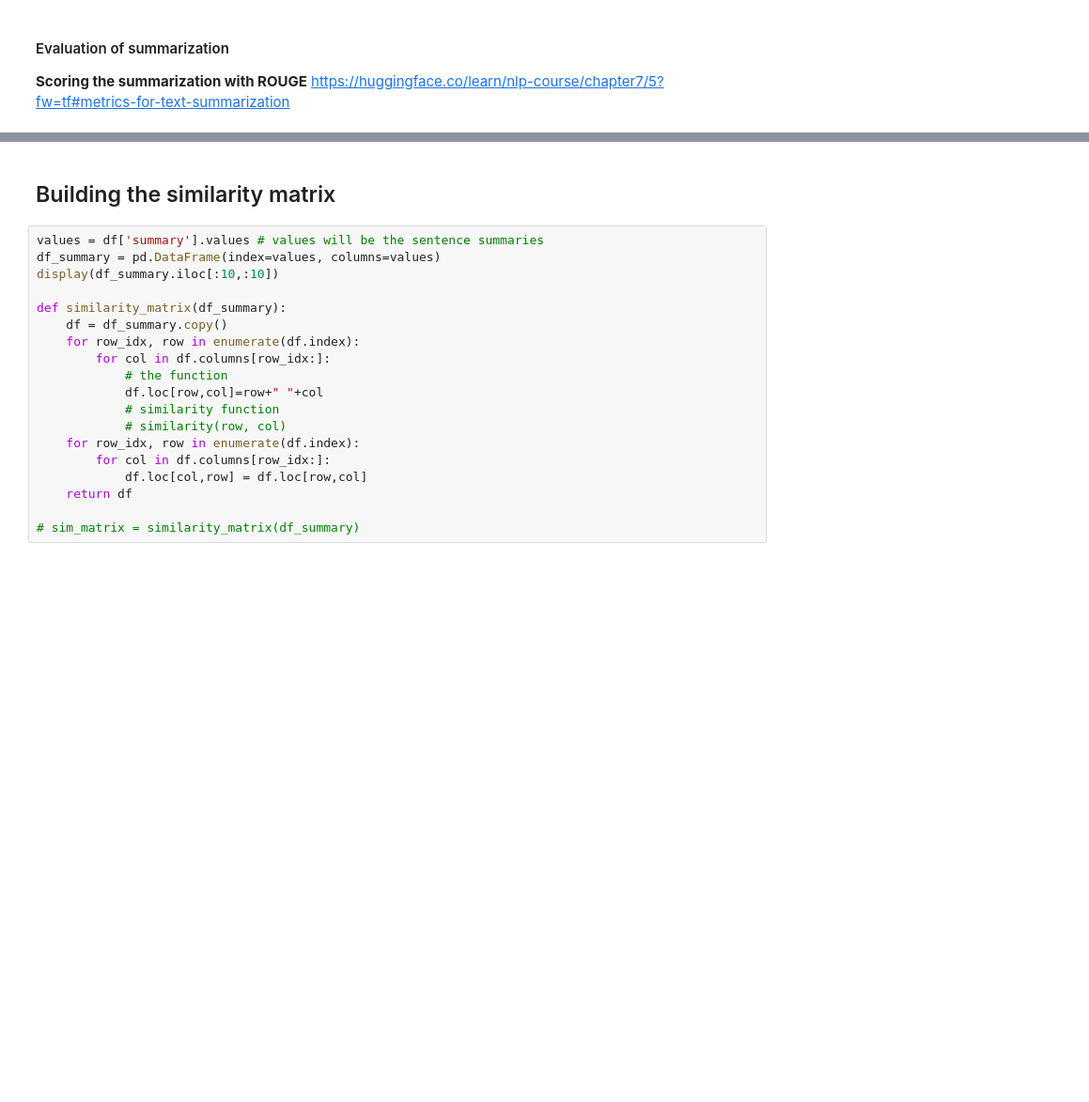
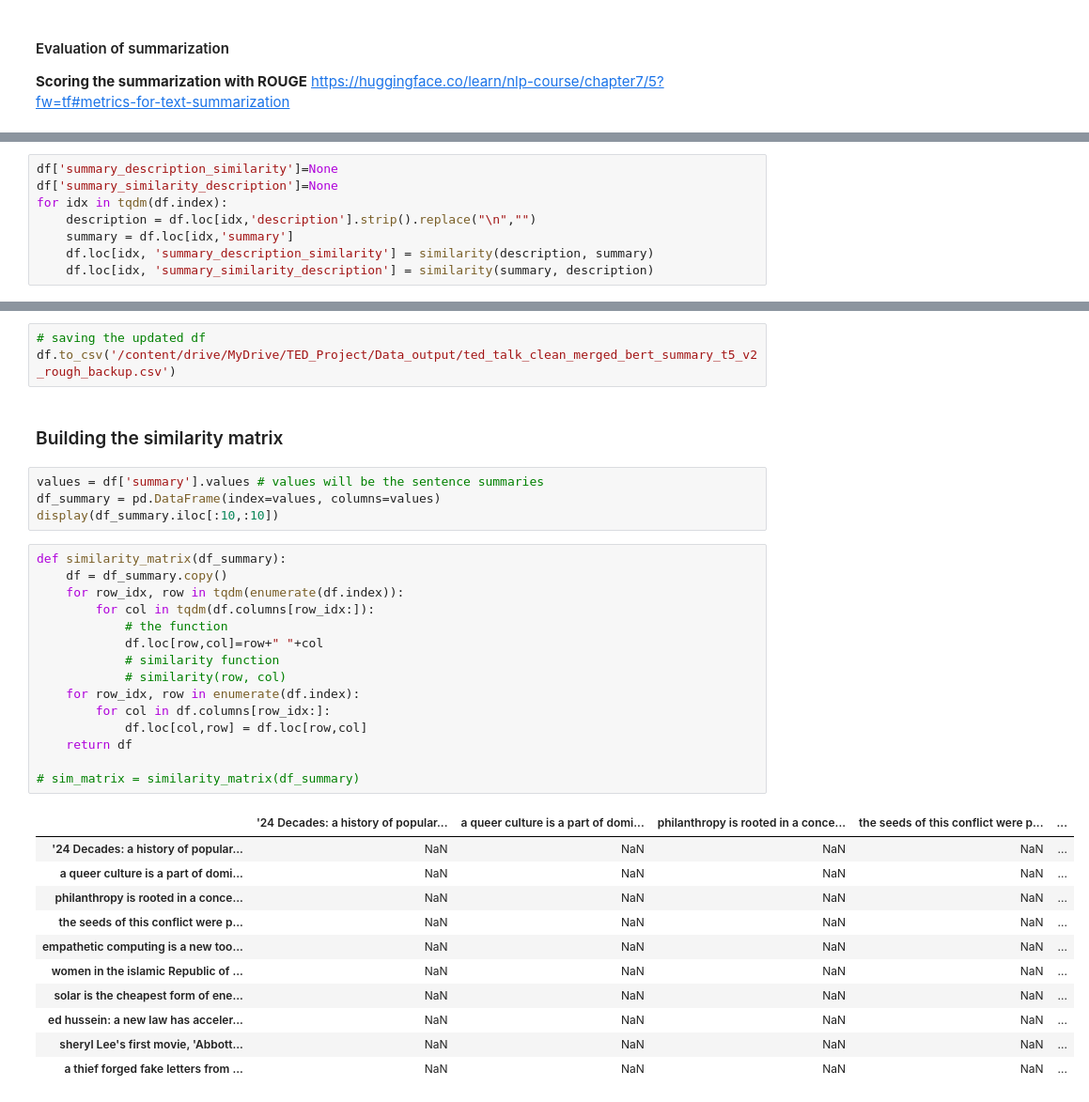
Before and after one commit to pokwir/Ted-Talks-Recommender-System, a Jupyter notebook: rough_work/models/t5/T5.ipynb, the cells around one changed output, grey strips where cells are left out. Shown at 94% size. Drawn from its saved outputs; the diff is of its cells as text; blank space fills up the shorter version.

```diff
--- a/rough_work/models/t5/T5.ipynb
+++ b/rough_work/models/t5/T5.ipynb
@@ -247,0 +269,8 @@ https://huggingface.co/learn/nlp-course/chapter7/5?fw=tf#metrics-for-text-summar
+# %%
+df['summary_description_similarity']=None
+df['summary_similarity_description']=None
+for idx in tqdm(df.index):
+    description = df.loc[idx,'description'].strip().replace("\n","")
+    summary = df.loc[idx,'summary']
+    df.loc[idx, 'summary_description_similarity'] = similarity(description, summary)
+    df.loc[idx, 'summary_similarity_description'] = similarity(summary, description)
@@ -248,21 +283,36 @@ https://huggingface.co/learn/nlp-course/chapter7/5?fw=tf#metrics-for-text-summar
+# %%
+# saving the updated df
+df.to_csv('/content/drive/MyDrive/TED_Project/Data_output/ted_talk_clean_merged_bert_summary_t5_v2_rough_backup.csv')
 # %% [markdown]
-## Building the similarity matrix
+### Building the similarity matrix
+# %%
+values = df['summary'].values # values will be the sentence summaries
+df_summary = pd.DataFrame(index=values, columns=values)
+display(df_summary.iloc[:10,:10])
 # %%
-values = df['summary'].values # values will be the sentence summaries
-df_summary = pd.DataFrame(index=values, columns=values)
-display(df_summary.iloc[:10,:10])
-
 def similarity_matrix(df_summary):
     df = df_summary.copy()
-    for row_idx, row in enumerate(df.index):
-        for col in df.columns[row_idx:]:
+    for row_idx, row in tqdm(enumerate(df.index)):
+        for col in tqdm(df.columns[row_idx:]):
             # the function
             df.loc[row,col]=row+" "+col
             # similarity function
             # similarity(row, col)
     for row_idx, row in enumerate(df.index):
         for col in df.columns[row_idx:]:
             df.loc[col,row] = df.loc[row,col]
     return df
 
 # sim_matrix = similarity_matrix(df_summary)
+# %% [output]
+|  | '24 Decades: a history of popular... | a queer culture is a part of domi... | philanthropy is rooted in a conce... | the seeds of this conflict were p... | ... |
+| '24 Decades: a history of popular... | NaN | NaN | NaN | NaN | ... |
+| a queer culture is a part of domi... | NaN | NaN | NaN | NaN | ... |
+| philanthropy is rooted in a conce... | NaN | NaN | NaN | NaN | ... |
+| the seeds of this conflict were p... | NaN | NaN | NaN | NaN | ... |
+| empathetic computing is a new too... | NaN | NaN | NaN | NaN | ... |
+| women in the islamic Republic of ... | NaN | NaN | NaN | NaN | ... |
+| solar is the cheapest form of ene... | NaN | NaN | NaN | NaN | ... |
+| ed hussein: a new law has acceler... | NaN | NaN | NaN | NaN | ... |
+| sheryl Lee's first movie, 'Abbott... | NaN | NaN | NaN | NaN | ... |
+| a thief forged fake letters from ... | NaN | NaN | NaN | NaN | ... |
```
Also changed, not shown: parts of 11 cells of this notebook.
